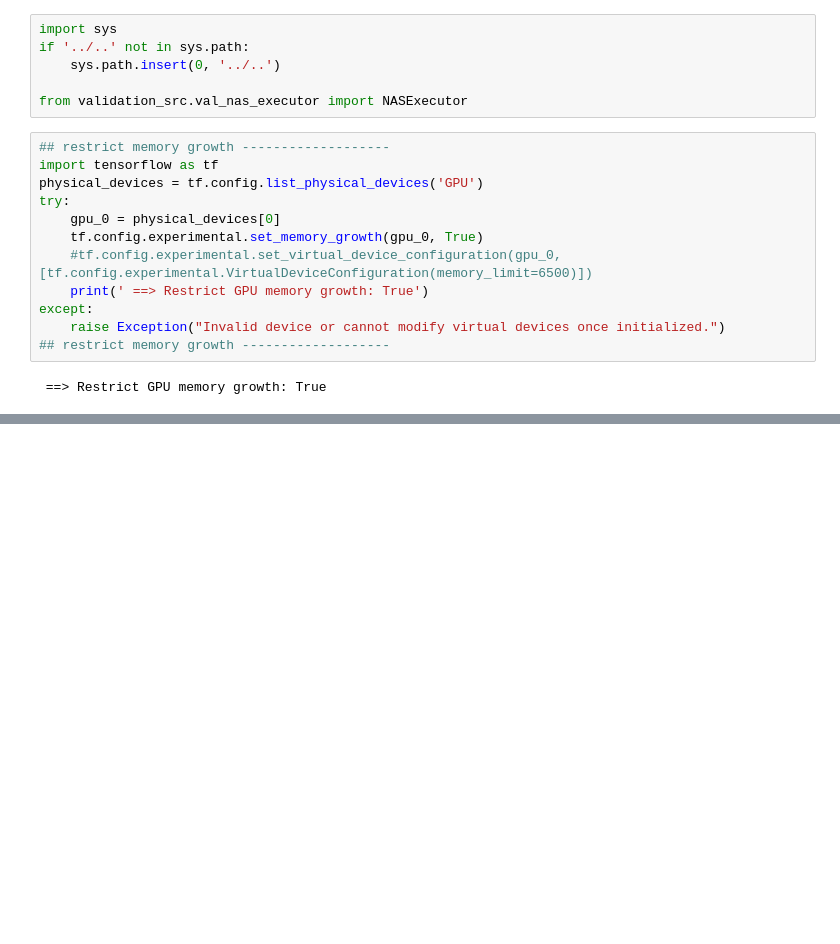
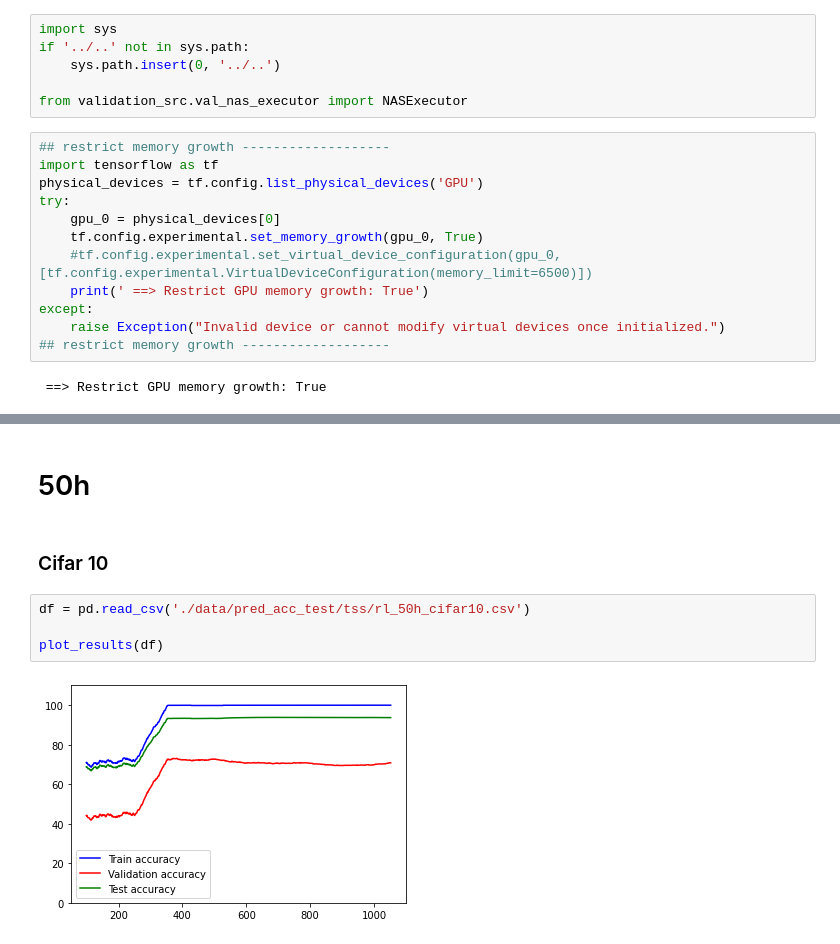
Before and after one commit to guilhermemg/icao_nets_training, a Jupyter notebook: project/training/nas_v3_validation/run_single_experiment.ipynb, the cells around one changed output, grey strips where cells are left out. Cells and saved outputs as stored; diff of their text form; blank space fills up the shorter version.

```diff
--- a/project/training/nas_v3_validation/run_single_experiment.ipynb
+++ b/project/training/nas_v3_validation/run_single_experiment.ipynb
@@ -87,0 +125,10 @@ Search completed.
+# %% [markdown]
+# 50h
+# %% [markdown]
+### Cifar 10
+# %%
+df = pd.read_csv('./data/pred_acc_test/tss/rl_50h_cifar10.csv')
+
+plot_results(df)
+# %% [output]
+[figure, added]
```
Also changed, not shown: parts of 20 cells of this notebook, 10 other files.
